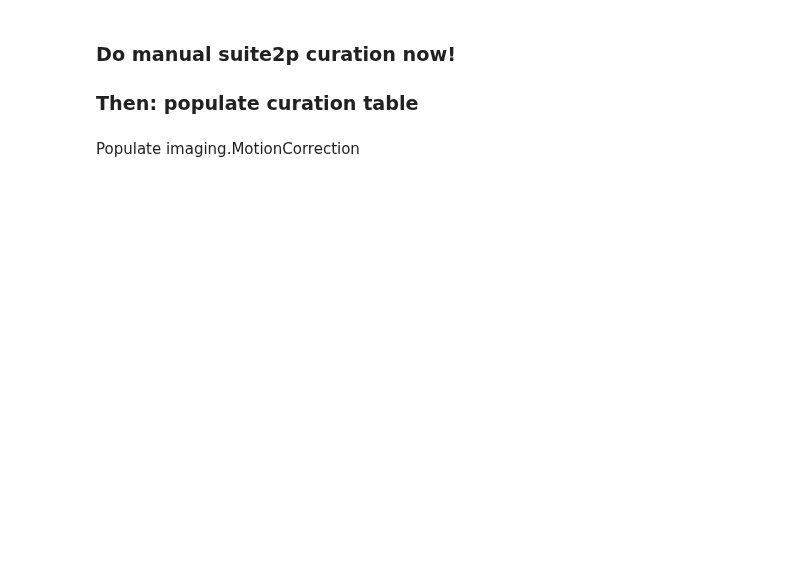
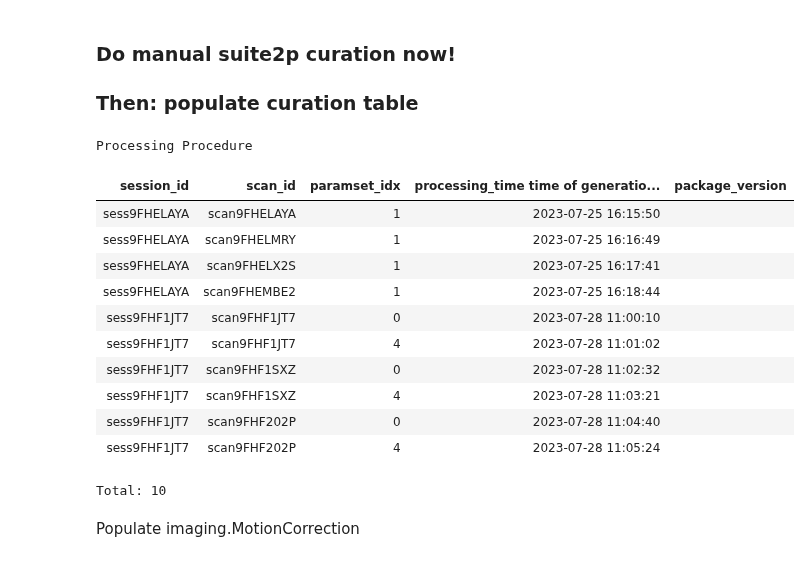
Before and after one commit to Gyepee/adamacs_jisooj, a Jupyter notebook: notebooks/10_troselab_workflow.ipynb, the cells around one changed output. Cells and saved outputs as stored; diff of their text form; code cells hidden in the pictures; blank space fills up the shorter version.

```diff
--- a/notebooks/10_troselab_workflow.ipynb
+++ b/notebooks/10_troselab_workflow.ipynb
@@ -799,4 +814,20 @@ imaging.Processing.populate(**populate_settings)
 # %% [markdown]
 ### Do manual suite2p curation now!
 ### Then: populate curation table
+# %%
+imaging.Processing()
+# %% [output]
+Processing Procedure
+| session_id | scan_id | paramset_idx | processing_time time of generatio... | package_version |
+| sess9FHELAYA | scan9FHELAYA | 1 | 2023-07-25 16:15:50 |  |
+| sess9FHELAYA | scan9FHELMRY | 1 | 2023-07-25 16:16:49 |  |
+| sess9FHELAYA | scan9FHELX2S | 1 | 2023-07-25 16:17:41 |  |
+| sess9FHELAYA | scan9FHEMBE2 | 1 | 2023-07-25 16:18:44 |  |
+| sess9FHF1JT7 | scan9FHF1JT7 | 0 | 2023-07-28 11:00:10 |  |
+| sess9FHF1JT7 | scan9FHF1JT7 | 4 | 2023-07-28 11:01:02 |  |
+| sess9FHF1JT7 | scan9FHF1SXZ | 0 | 2023-07-28 11:02:32 |  |
+| sess9FHF1JT7 | scan9FHF1SXZ | 4 | 2023-07-28 11:03:21 |  |
+| sess9FHF1JT7 | scan9FHF202P | 0 | 2023-07-28 11:04:40 |  |
+| sess9FHF1JT7 | scan9FHF202P | 4 | 2023-07-28 11:05:24 |  |
+Total: 10
 # %%
```
Also changed, not shown: parts of 9 cells of this notebook, 1 other file.
